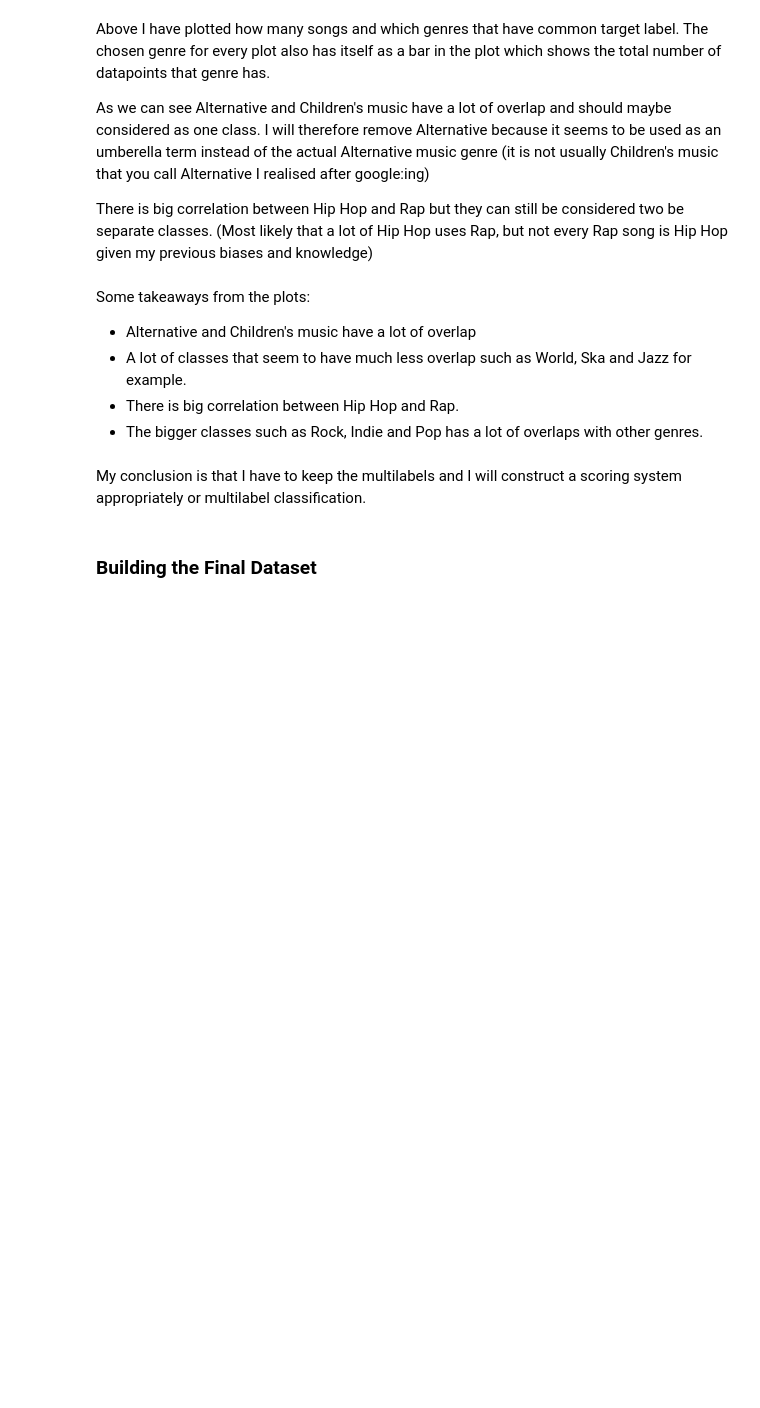
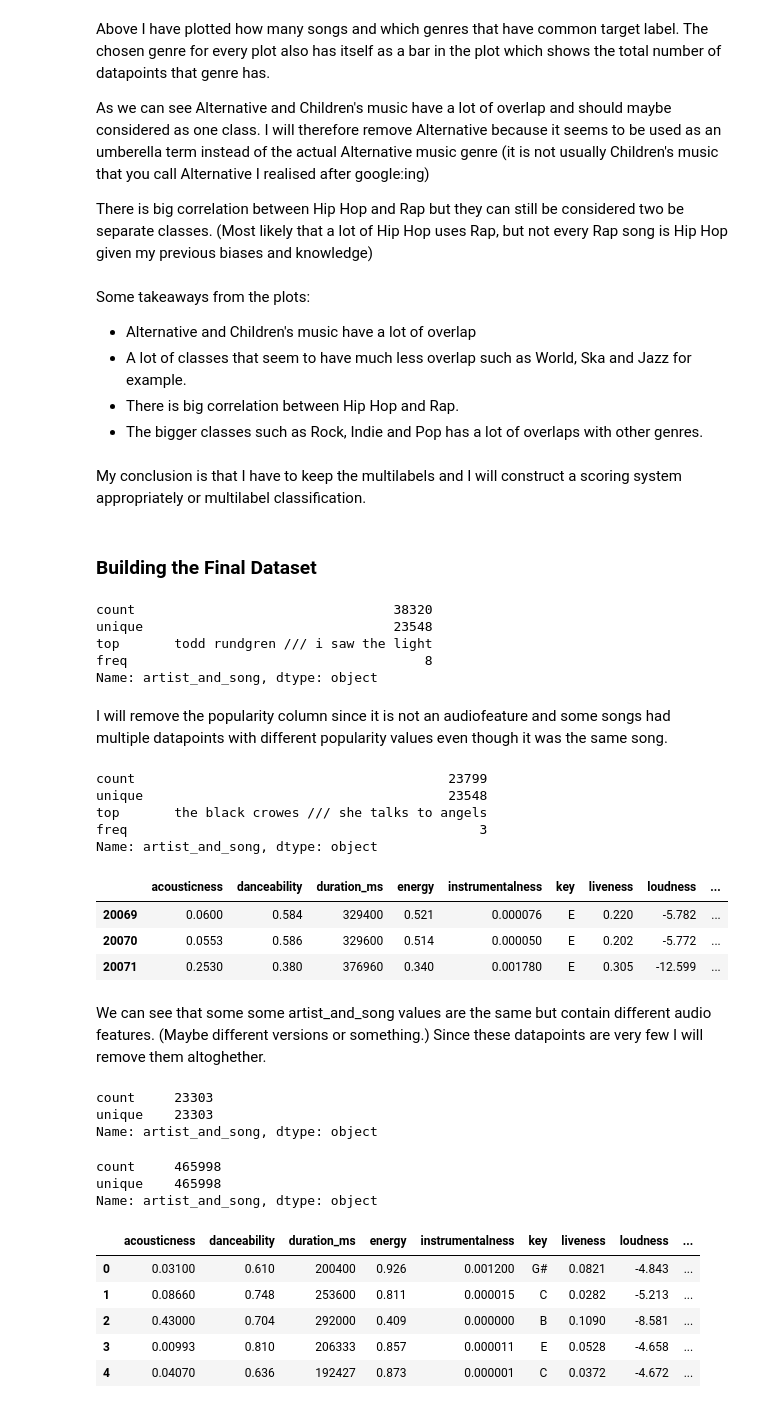
Before and after one commit to HanBiru/text_mining_project-TDDE16, a Jupyter notebook: song_text_data.ipynb, the cells around one changed output. Cells and saved outputs as stored; diff of their text form; code cells hidden in the pictures; blank space fills up the shorter version.

```diff
--- a/song_text_data.ipynb
+++ b/song_text_data.ipynb
@@ -300,0 +360,66 @@ My conclusion is that I have to keep the multilabels and I will construct a scor
+# %%
+genres = audio_text_raw.genre.unique() #update variable
+audio_text_raw.artist_and_song.describe()
+# %% [output]
+count                                 38320
+unique                                23548
+top       todd rundgren /// i saw the light
+freq                                      8
+Name: artist_and_song, dtype: object
+# %% [markdown]
+I will remove the popularity column since it is not an audiofeature and some songs had multiple datapoints with different popularity values even though it was the same song.
+# %%
+df = audio_text_raw.copy()
+cols = df.columns.tolist()
+cols.remove('genre')
+cols.remove('popularity')
+df = df.groupby(cols)['genre'].apply(lambda x: [i for i in x])
+df = df.reset_index()
+df.rename(columns={0: "genre"}, inplace=True)
+df.head()
+audio_text_df = df.drop(['track_id', 'track_name', 'artist_name'], axis=1)
+
+audio_text_df.artist_and_song.describe()
+# %% [output]
+count                                        23799
+unique                                       23548
+top       the black crowes /// she talks to angels
+freq                                             3
+Name: artist_and_song, dtype: object
+# %%
+audio_text_df.loc[audio_text_df.artist_and_song=='the black crowes /// she talks to angels']
+# %% [output]
+|  | acousticness | danceability | duration_ms | energy | instrumentalness | key | liveness | loudness | ... |
+| 20069 | 0.0600 | 0.584 | 329400 | 0.521 | 0.000076 | E | 0.220 | -5.782 | ... |
+| 20070 | 0.0553 | 0.586 | 329600 | 0.514 | 0.000050 | E | 0.202 | -5.772 | ... |
+| 20071 | 0.2530 | 0.380 | 376960 | 0.340 | 0.001780 | E | 0.305 | -12.599 | ... |
+# %% [markdown]
+We can see that some some artist_and_song values are the same but contain different audio features. (Maybe different versions or something.)
+Since these datapoints are very few I will remove them altoghether.
+# %%
+audio_text_df = audio_text_df.drop_duplicates(subset='artist_and_song', keep=False)
+audio_text_df.artist_and_song.describe()[:2]
+# %% [output]
+count     23303
+unique    23303
+Name: artist_and_song, dtype: object
+# %%
+lyrics_df = lyrics_raw_1[['artist_and_song', 'Lyric']].append(lyrics_raw_2[['artist_and_song', 'seq']].rename(columns = {'seq':'Lyric'} ) )
+lyrics_df = lyrics_df.drop_duplicates(subset='artist_and_song', keep='first')
+lyrics_df.artist_and_song.describe()[:2]
+# %% [output]
+count     465998
+unique    465998
+Name: artist_and_song, dtype: object
+# %%
+artist_song_lyrics_mapping = dict(zip(lyrics_df.artist_and_song, lyrics_df.Lyric))
+# %%
+audio_text_df['Lyrics'] = audio_text_df.artist_and_song.map(artist_song_lyrics_mapping)
+audio_text_df.head()
+# %% [output]
+|  | acousticness | danceability | duration_ms | energy | instrumentalness | key | liveness | loudness | ... |
+| 0 | 0.03100 | 0.610 | 200400 | 0.926 | 0.001200 | G# | 0.0821 | -4.843 | ... |
+| 1 | 0.08660 | 0.748 | 253600 | 0.811 | 0.000015 | C | 0.0282 | -5.213 | ... |
+| 2 | 0.43000 | 0.704 | 292000 | 0.409 | 0.000000 | B | 0.1090 | -8.581 | ... |
+| 3 | 0.00993 | 0.810 | 206333 | 0.857 | 0.000011 | E | 0.0528 | -4.658 | ... |
+| 4 | 0.04070 | 0.636 | 192427 | 0.873 | 0.000001 | C | 0.0372 | -4.672 | ... |
```
Also changed, not shown: parts of 34 cells of this notebook, 1 other file.
